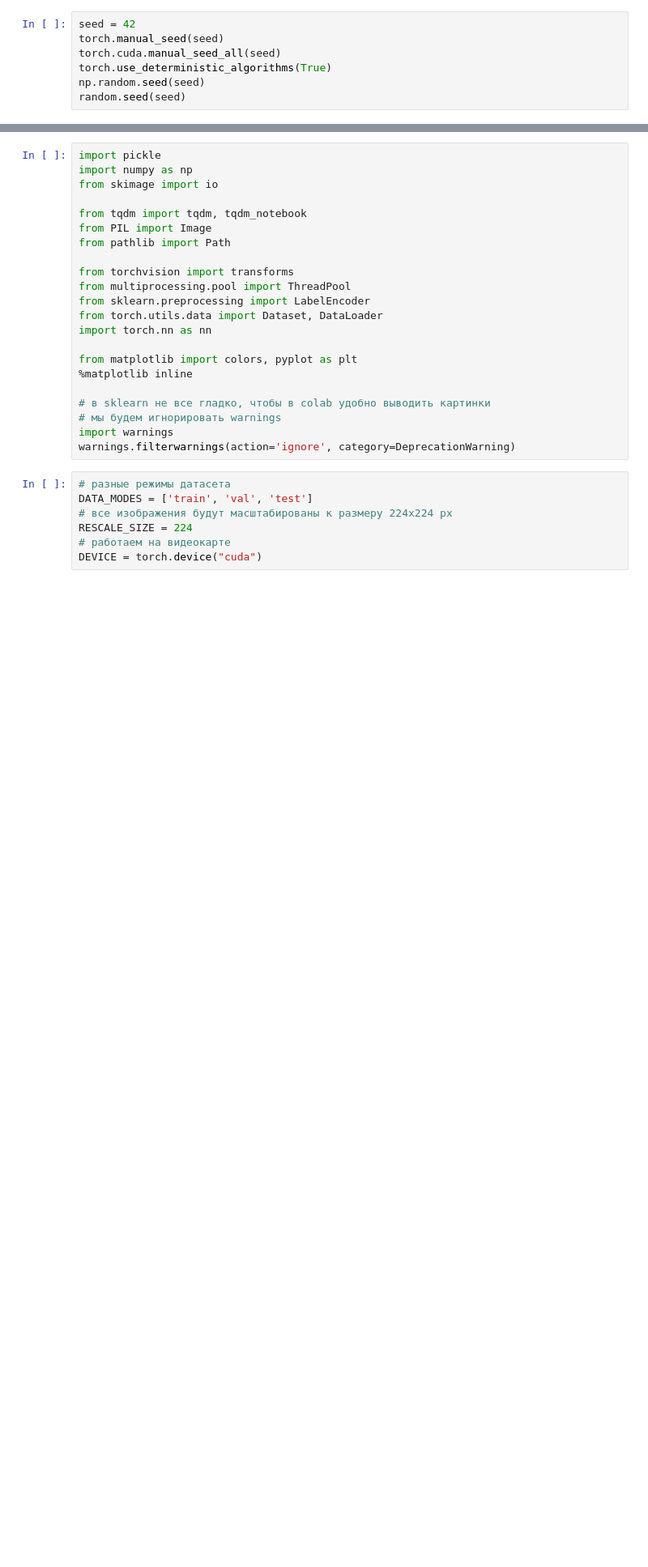
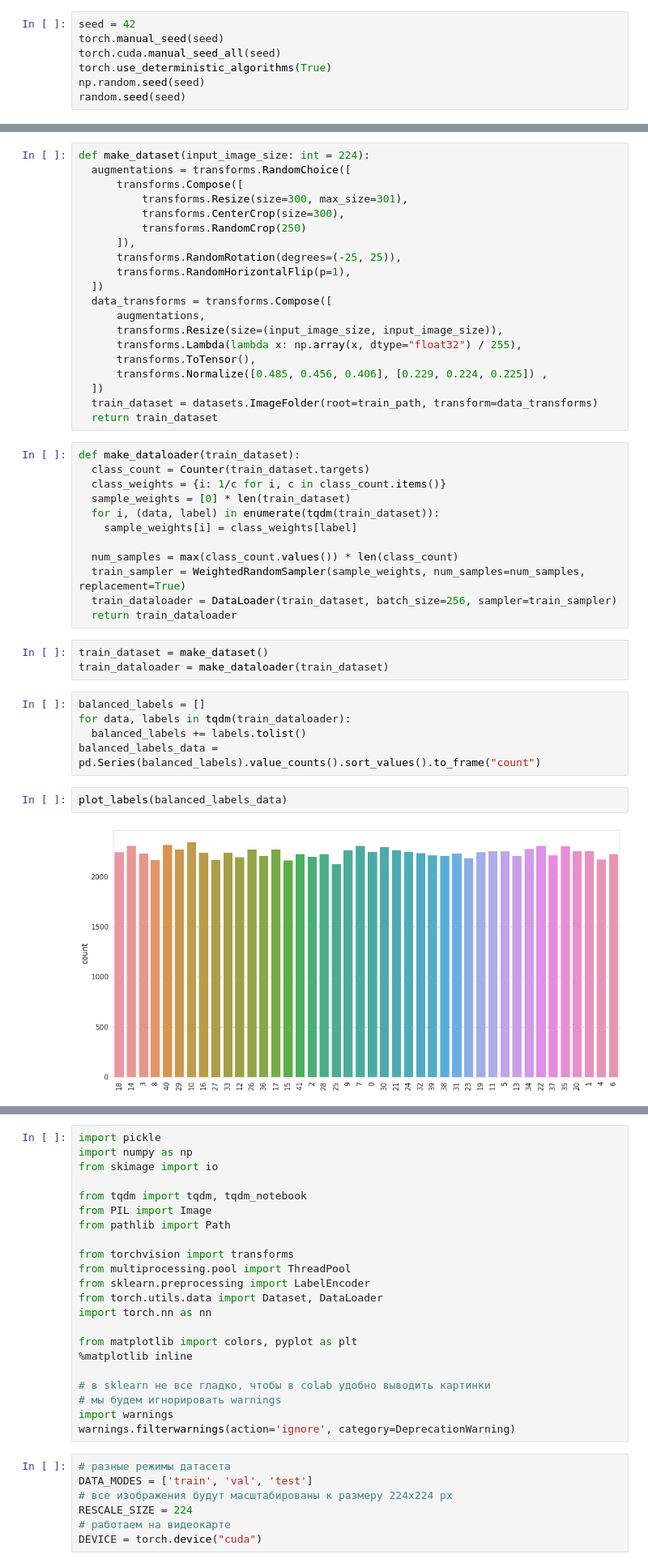
Before and after one commit to noname19871/DLS2022_advanced, a Jupyter notebook: homeworks/homework5/simpsons_baseline.ipynb, the cells around one changed output, grey strips where cells are left out. Shown at 81% size. Saved outputs shown, nothing was run; the diff lists cells and outputs as text; blank space fills up the shorter version.

```diff
--- a/homeworks/homework5/simpsons_baseline.ipynb
+++ b/homeworks/homework5/simpsons_baseline.ipynb
@@ -78,0 +105,44 @@ random.seed(seed)
+# %%
+def make_dataset(input_image_size: int = 224):
+  augmentations = transforms.RandomChoice([
+      transforms.Compose([
+          transforms.Resize(size=300, max_size=301),
+          transforms.CenterCrop(size=300),
+          transforms.RandomCrop(250)
+      ]),
+      transforms.RandomRotation(degrees=(-25, 25)),
+      transforms.RandomHorizontalFlip(p=1),
+  ])
+  data_transforms = transforms.Compose([
+      augmentations,
+      transforms.Resize(size=(input_image_size, input_image_size)),
+      transforms.Lambda(lambda x: np.array(x, dtype="float32") / 255),
+      transforms.ToTensor(),
+      transforms.Normalize([0.485, 0.456, 0.406], [0.229, 0.224, 0.225]) ,
+  ])
+  train_dataset = datasets.ImageFolder(root=train_path, transform=data_transforms)
+  return train_dataset
+# %%
+def make_dataloader(train_dataset):
+  class_count = Counter(train_dataset.targets)
+  class_weights = {i: 1/c for i, c in class_count.items()}
+  sample_weights = [0] * len(train_dataset)
+  for i, (data, label) in enumerate(tqdm(train_dataset)):
+    sample_weights[i] = class_weights[label]
+
+  num_samples = max(class_count.values()) * len(class_count)
+  train_sampler = WeightedRandomSampler(sample_weights, num_samples=num_samples, replacement=True)
+  train_dataloader = DataLoader(train_dataset, batch_size=256, sampler=train_sampler)
+  return train_dataloader
+# %%
+train_dataset = make_dataset()
+train_dataloader = make_dataloader(train_dataset)
+# %%
+balanced_labels = []
+for data, labels in tqdm(train_dataloader):
+  balanced_labels += labels.tolist()
+balanced_labels_data = pd.Series(balanced_labels).value_counts().sort_values().to_frame("count")
+# %%
+plot_labels(balanced_labels_data)
+# %% [output]
+[figure, added]
```
Also changed, not shown: parts of 12 cells of this notebook.
